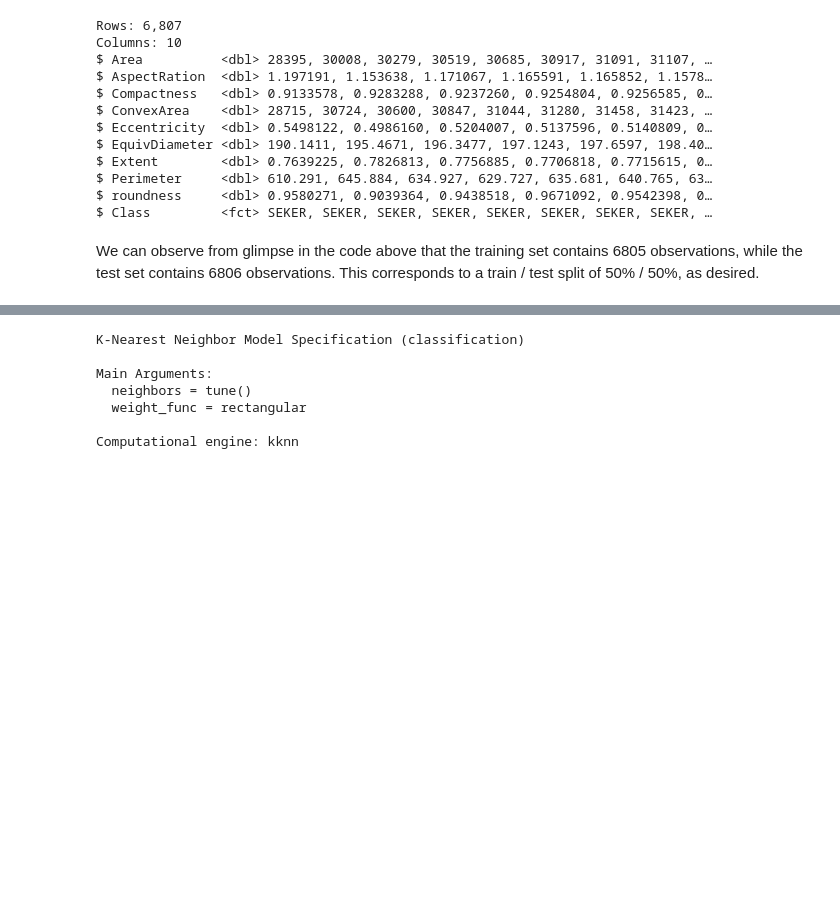
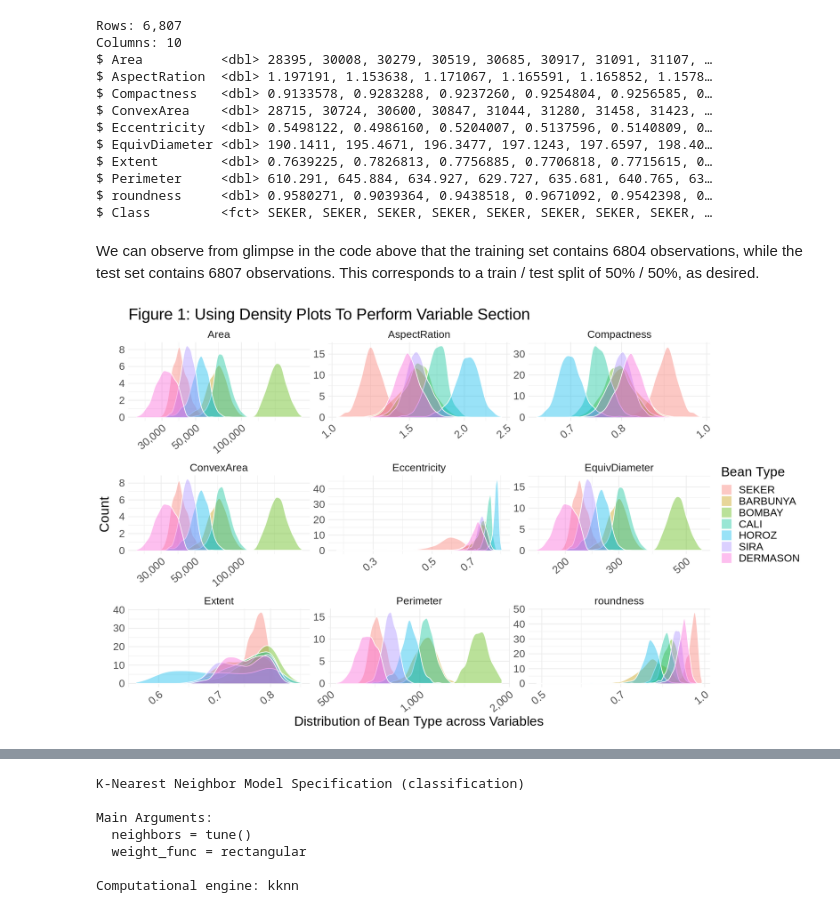
Before and after one commit to pranjali-22/DSCI100, a Jupyter notebook: Final Project.ipynb, the cells around one changed output, grey strips where cells are left out. Drawn from its saved outputs; the diff is of its cells as text; code cells hidden in the pictures; blank space fills up the shorter version.

Commit message:
Changed the ordering of steps
moved split before everything else and then reordered the later steps

```diff
--- a/Final Project.ipynb
+++ b/Final Project.ipynb
@@ -191,6 +142,0 @@ Area, AspectRation, Compactness, ConvexArea, Eccentricity, EquivDiameter, Extent
-# %%
-#Update data set
-final_bean_data<-clean_bean_data|>
-select("Area", "AspectRation", "Compactness", "ConvexArea", "Eccentricity",
-       "EquivDiameter", "Extent", "Perimeter", "roundness", "Class")
-final_bean_data
@@ -242,5 +175,3 @@ $ Extent        <dbl> 0.7639225, 0.7826813, 0.7756885, 0.7706818, 0.7715615, 0
 $ Perimeter     <dbl> 610.291, 645.884, 634.927, 629.727, 635.681, 640.765, 63…
 $ roundness     <dbl> 0.9580271, 0.9039364, 0.9438518, 0.9671092, 0.9542398, 0…
 $ Class         <fct> SEKER, SEKER, SEKER, SEKER, SEKER, SEKER, SEKER, SEKER, …
-# %% [markdown]
-We can observe from glimpse in the code above that the training set contains 6805 observations, while the test set contains 6806 observations. This corresponds to a train / test split of 50% / 50%, as desired.
@@ -248,0 +178,19 @@ We can observe from glimpse in the code above that the training set contains 680
+# %% [markdown]
+
+We can observe from glimpse in the code above that the training set contains 6804 observations, while the test set contains 6807 observations. This corresponds to a train / test split of 50% / 50%, as desired.
+# %%
+# Predictor selection
+options(repr.plot.height = 9, repr.plot.width = 15)
+bean_train |>
+    pivot_longer(cols = -Class, names_to = 'category', values_to = 'value')  |>
+    ggplot(aes(value, fill = Class)) +
+        geom_density(alpha = 0.4, colour = 'white') +
+        facet_wrap(facets = vars(category), scales = 'free') +
+        theme_minimal() +
+        labs(x="Distribution of Bean Type across Variables", y="Count", fill="Bean Type")+
+        ggtitle("Figure 1: Using Density Plots To Perform Variable Section")+
+        theme(text = element_text(size = 20)) +
+ theme(axis.text.x = element_text(angle=40, hjust =1)) +
+  scale_x_log10(labels = label_comma())
+# %% [output]
+[figure, added]
```
Also changed, not shown: parts of 12 cells of this notebook.
